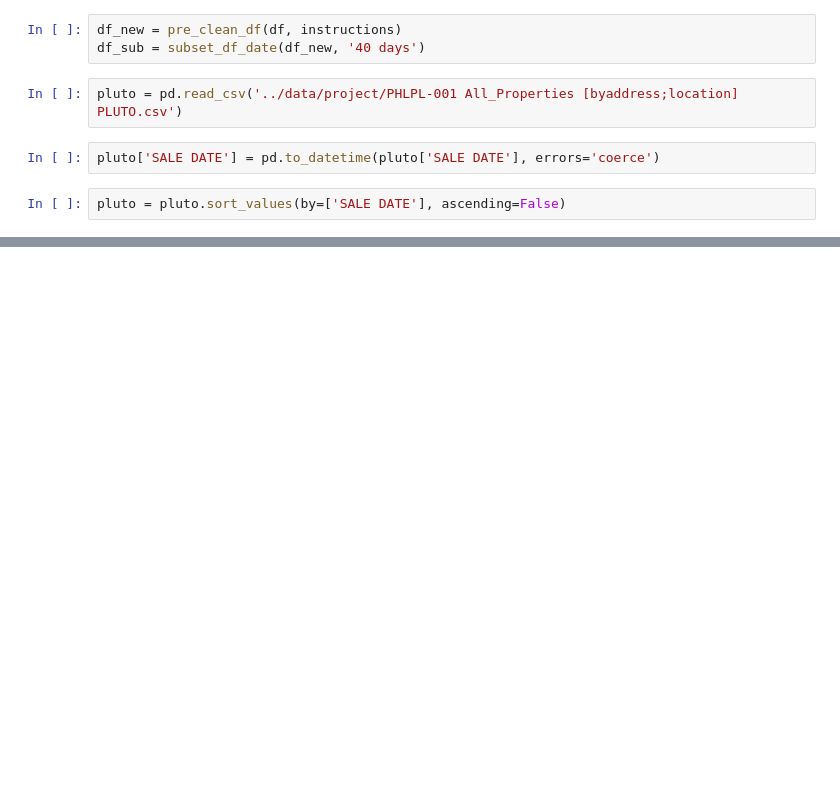
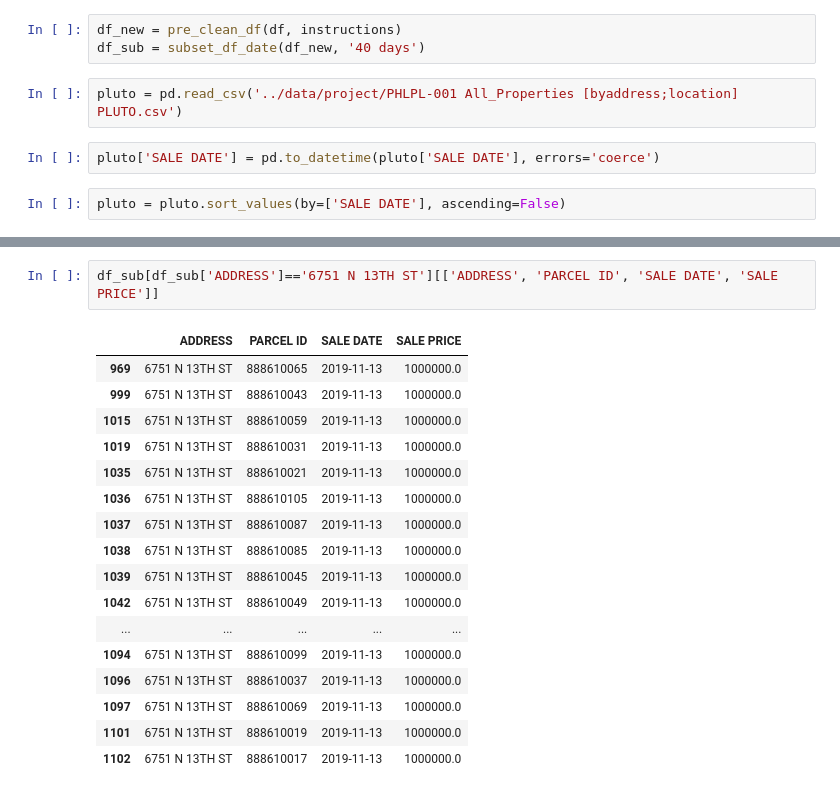
Before and after one commit to nding17/WhiterockAI, a Jupyter notebook: notebooks/PLUTO auto update pipeline.ipynb, the cells around one changed output, grey strips where cells are left out. Saved outputs shown, nothing was run; the diff lists cells and outputs as text; blank space fills up the shorter version.

```diff
--- a/notebooks/PLUTO auto update pipeline.ipynb
+++ b/notebooks/PLUTO auto update pipeline.ipynb
@@ -410,0 +456,20 @@ df_sub
+# %%
+df_sub[df_sub['ADDRESS']=='6751 N 13TH ST'][['ADDRESS', 'PARCEL ID', 'SALE DATE', 'SALE PRICE']]
+# %% [output]
+|  | ADDRESS | PARCEL ID | SALE DATE | SALE PRICE |
+| 969 | 6751 N 13TH ST | 888610065 | 2019-11-13 | 1000000.0 |
+| 999 | 6751 N 13TH ST | 888610043 | 2019-11-13 | 1000000.0 |
+| 1015 | 6751 N 13TH ST | 888610059 | 2019-11-13 | 1000000.0 |
+| 1019 | 6751 N 13TH ST | 888610031 | 2019-11-13 | 1000000.0 |
+| 1035 | 6751 N 13TH ST | 888610021 | 2019-11-13 | 1000000.0 |
+| 1036 | 6751 N 13TH ST | 888610105 | 2019-11-13 | 1000000.0 |
+| 1037 | 6751 N 13TH ST | 888610087 | 2019-11-13 | 1000000.0 |
+| 1038 | 6751 N 13TH ST | 888610085 | 2019-11-13 | 1000000.0 |
+| 1039 | 6751 N 13TH ST | 888610045 | 2019-11-13 | 1000000.0 |
+| 1042 | 6751 N 13TH ST | 888610049 | 2019-11-13 | 1000000.0 |
+| ... | ... | ... | ... | ... |
+| 1094 | 6751 N 13TH ST | 888610099 | 2019-11-13 | 1000000.0 |
+| 1096 | 6751 N 13TH ST | 888610037 | 2019-11-13 | 1000000.0 |
+| 1097 | 6751 N 13TH ST | 888610069 | 2019-11-13 | 1000000.0 |
+| 1101 | 6751 N 13TH ST | 888610019 | 2019-11-13 | 1000000.0 |
+| 1102 | 6751 N 13TH ST | 888610017 | 2019-11-13 | 1000000.0 |
```
Also changed, not shown: parts of 10 cells of this notebook, 2 other files.
